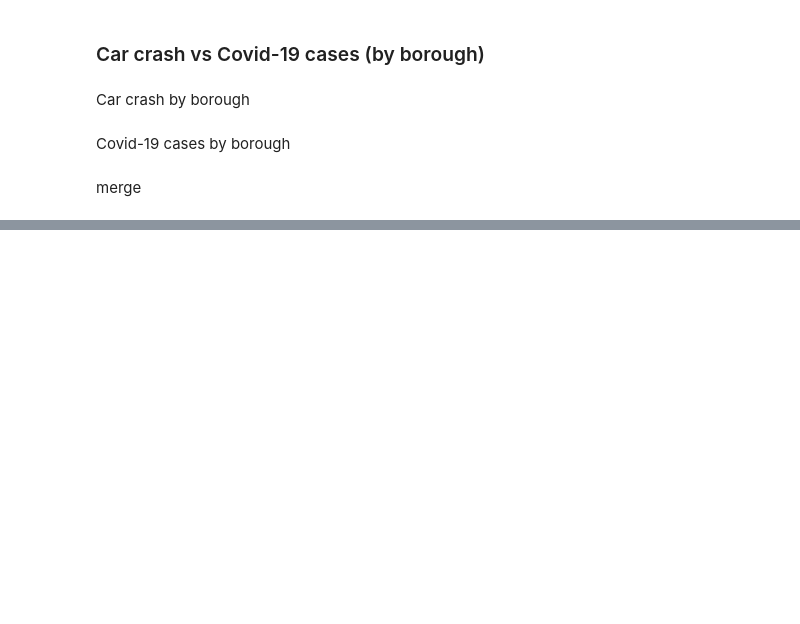
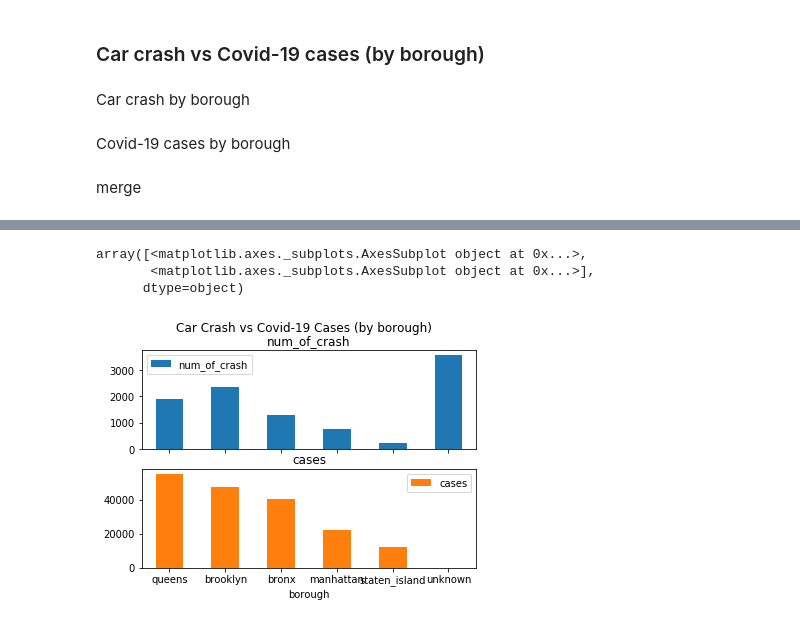
Before and after one commit to ArcZz/Nyc_Cov19_project, a Jupyter notebook: traffic_collison.ipynb, the cells around one changed output, grey strips where cells are left out. Cells and saved outputs as stored; diff of their text form; code cells hidden in the pictures; blank space fills up the shorter version.

```diff
--- a/traffic_collison.ipynb
+++ b/traffic_collison.ipynb
@@ -154,0 +194,2 @@ res.plot.bar(rot=0,title="Car crash vs Covid-19 cases (by borough)")
+# %%
+res2 = pd.merge(collison_covid,cov, on='borough')
@@ -154,0 +207,9 @@ res.plot.bar(rot=0,title="Car crash vs Covid-19 cases (by borough)")
+# %%
+res2 = res2.sort_values(by='cases',ascending=False)
+# %%
+res2.plot.bar(rot=0,title="Car Crash vs Covid-19 Cases (by borough)", subplots = True)
+# %% [output]
+array([<matplotlib.axes._subplots.AxesSubplot object at 0x...>,
+       <matplotlib.axes._subplots.AxesSubplot object at 0x...>],
+      dtype=object)
+[figure, added]
```
Also changed, not shown: parts of 17 cells of this notebook, 7 other files.
